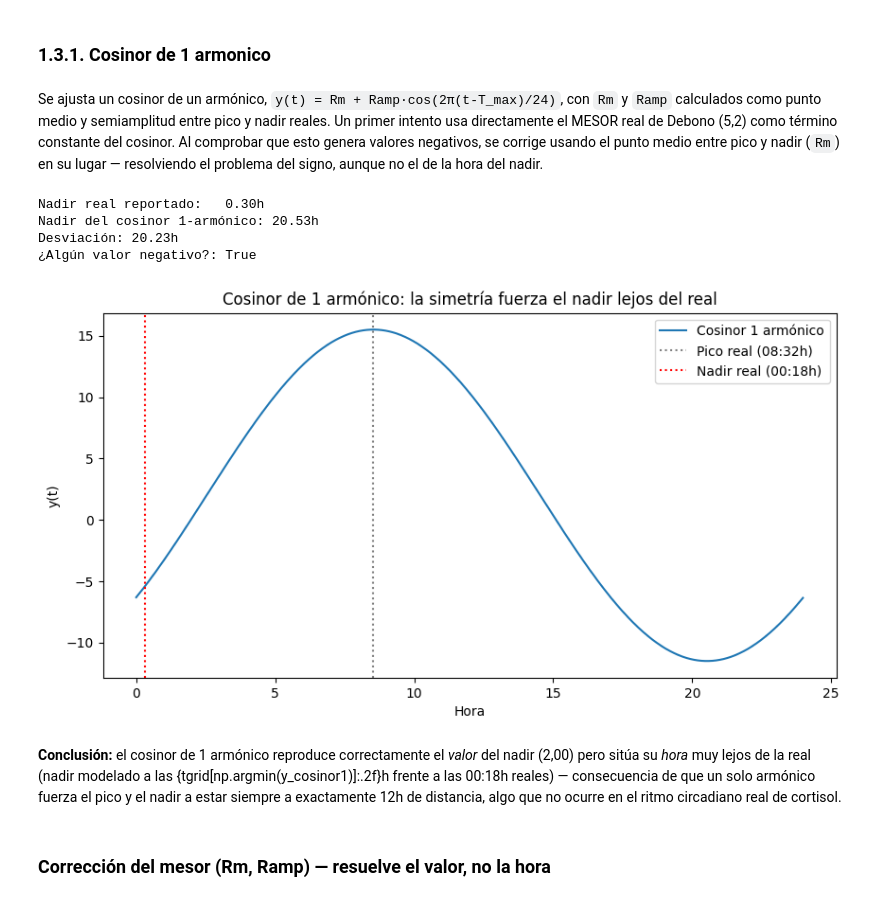
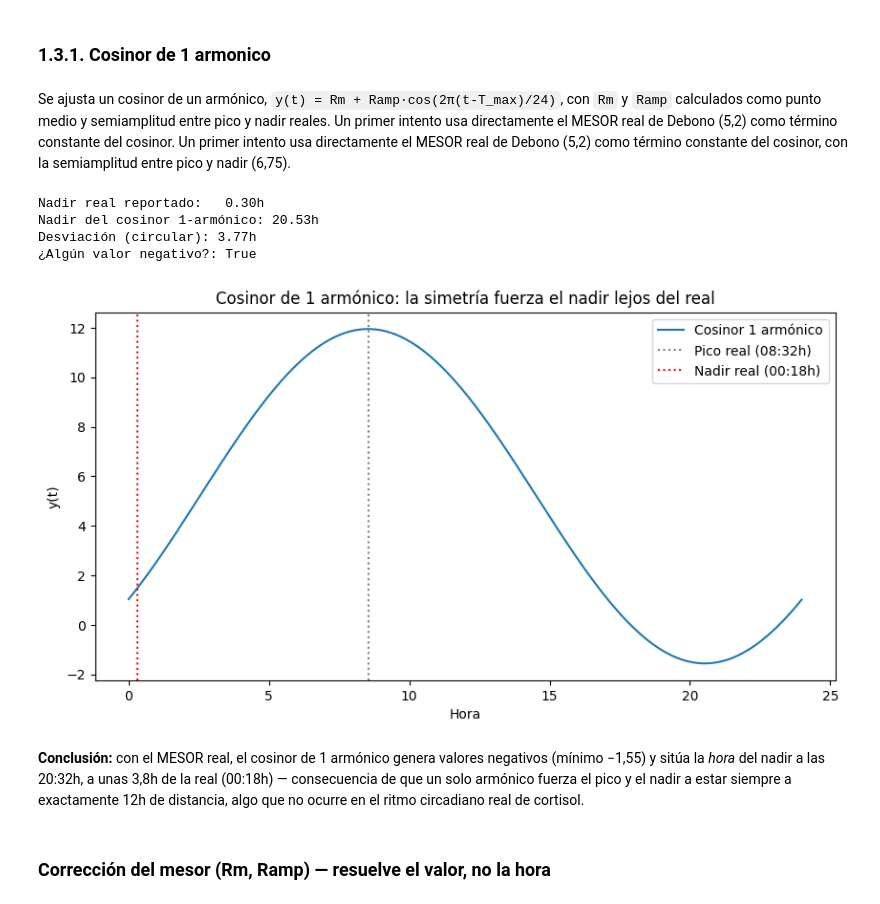
Before and after one commit to Minerva-creator/glucocorticoid-mismatch-estimation, a Jupyter notebook: notebooks/03_Demand.ipynb, the cells around one changed output. Saved outputs shown, nothing was run; the diff lists cells and outputs as text; code cells hidden in the pictures.

```diff
--- a/notebooks/03_Demand.ipynb
+++ b/notebooks/03_Demand.ipynb
@@ -113,34 +112,35 @@ Antes de adoptar el método Dual Cosines, se probaron dos aproximaciones más co
 ### 1.3.1. Cosinor de 1 armonico
 # %% [markdown]
 Se ajusta un cosinor de un armónico, `y(t) = Rm + Ramp·cos(2π(t-T_max)/24)`, con `Rm` y `Ramp` calculados como punto medio y semiamplitud entre pico y nadir reales.
-Un primer intento usa directamente el MESOR real de Debono (5,2) como término constante del cosinor. Al comprobar que esto genera valores negativos, se corrige usando el punto medio entre pico y nadir (`Rm`) en su lugar — resolviendo el problema del signo, aunque no el de la hora del nadir.
+Un primer intento usa directamente el MESOR real de Debono (5,2) como término constante del cosinor. Un primer intento usa directamente el MESOR real de Debono (5,2) como término constante del cosinor, con la semiamplitud entre pico y nadir (6,75).
 # %%
 # --- Intento 1: cosinor de 1 armónico, anclado a la acrofase real ---
-M = nadir  # placeholder, se sustituye abajo por el mesor correcto de este intento
-A = pico - nadir
+M = MESOR_real
+A = (pico - nadir) / 2          # semiamplitud entre pico y nadir reales
 acrofase = T_max
 
 y_cosinor1 = M + A * np.cos(2*np.pi*(tgrid - acrofase)/24)
 
 print(f"Nadir real reportado:   {T_min:.2f}h")
 print(f"Nadir del cosinor 1-armónico: {tgrid[np.argmin(y_cosinor1)]:.2f}h")
-print(f"Desviación: {abs(tgrid[np.argmin(y_cosinor1)] - T_min):.2f}h")
+desv = abs(tgrid[np.argmin(y_cosinor1)] - T_min)
+print(f"Desviación (circular): {min(desv, 24 - desv):.2f}h")
 print(f"¿Algún valor negativo?: {(y_cosinor1 < 0).any()}")
 
 plt.plot(tgrid, y_cosinor1, label="Cosinor 1 armónico")
 plt.axvline(T_max, color="gray", ls=":", label="Pico real (08:32h)")
 plt.axvline(T_min, color="red", ls=":", label="Nadir real (00:18h)")
 plt.legend(); plt.xlabel("Hora"); plt.ylabel("y(t)")
 plt.title("Cosinor de 1 armónico: la simetría fuerza el nadir lejos del real")
 plt.show()
 # %% [output]
 Nadir real reportado:   0.30h
 Nadir del cosinor 1-armónico: 20.53h
-Desviación: 20.23h
+Desviación (circular): 3.77h
 ¿Algún valor negativo?: True
-[figure, old version]
+[figure, new version]
 # %% [markdown]
-**Conclusión:** el cosinor de 1 armónico reproduce correctamente el *valor* del nadir (2,00) pero sitúa su *hora* muy lejos de la real (nadir modelado a las {tgrid[np.argmin(y_cosinor1)]:.2f}h frente a las 00:18h reales) — consecuencia de que un solo armónico fuerza el pico y el nadir a estar siempre a exactamente 12h de distancia, algo que no ocurre en el ritmo circadiano real de cortisol.
+  **Conclusión:** con el MESOR real, el cosinor de 1 armónico genera valores negativos (mínimo −1,55) y sitúa la *hora* del nadir a las 20:32h, a unas 3,8h de la real (00:18h) — consecuencia de que un solo armónico fuerza el pico y el nadir a estar siempre a exactamente 12h de distancia, algo que no ocurre en el ritmo circadiano real de cortisol.
 # %% [markdown]
 ### Corrección del mesor (Rm, Ramp) — resuelve el valor, no la hora
 # %% [markdown]
```
Also changed, not shown: parts of 23 cells of this notebook, 12 other files.
